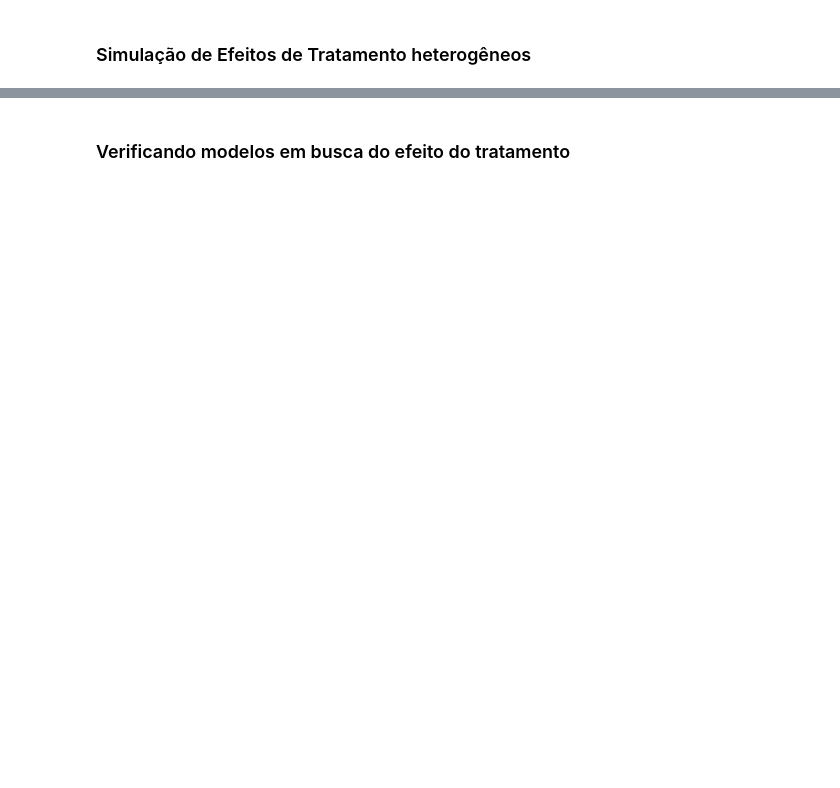
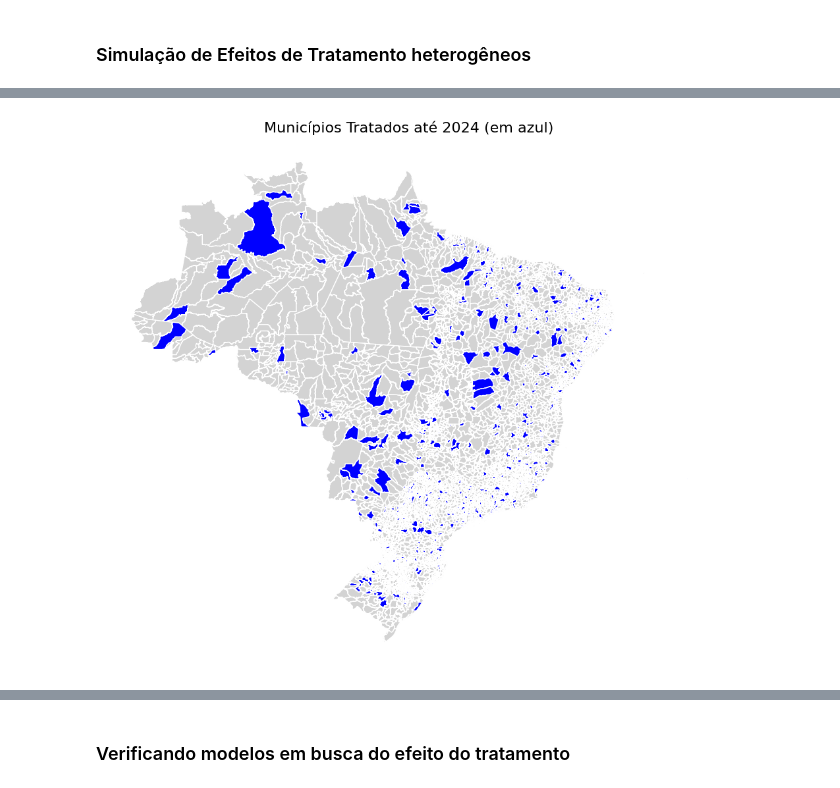
Before and after one commit to Daniel-Uhr/Estimators, a Jupyter notebook: 01_ATTgt_DML.ipynb, the cells around one changed output, grey strips where cells are left out. Saved outputs shown, nothing was run; the diff lists cells and outputs as text; code cells hidden in the pictures; blank space fills up the shorter version.

```diff
--- a/01_ATTgt_DML.ipynb
+++ b/01_ATTgt_DML.ipynb
@@ -156,0 +124,20 @@ panel['Y'] = (
+# %%
+import matplotlib.pyplot as plt
+
+# Filtra apenas o último ano (2024)
+panel_2024 = panel[panel['year'] == 2024]
+
+# Junta com o GeoDataFrame para obter as geometrias
+mapa_2024 = gdf.merge(panel_2024[['codmun', 'D']], on='codmun', how='left')
+
+# Plota o mapa: municípios tratados (D=1) em azul, os demais em cinza claro
+fig, ax = plt.subplots(figsize=(12, 14))
+mapa_2024[mapa_2024['D'] == 0].plot(ax=ax, color='lightgray', edgecolor='white')
+mapa_2024[mapa_2024['D'] == 1].plot(ax=ax, color='blue', edgecolor='white')
+
+# Estilização
+ax.set_title('Municípios Tratados até 2024 (em azul)', fontsize=16)
+ax.axis('off')
+plt.show()
+# %% [output]
+[figure, added]
```
Also changed, not shown: parts of 38 cells of this notebook.
